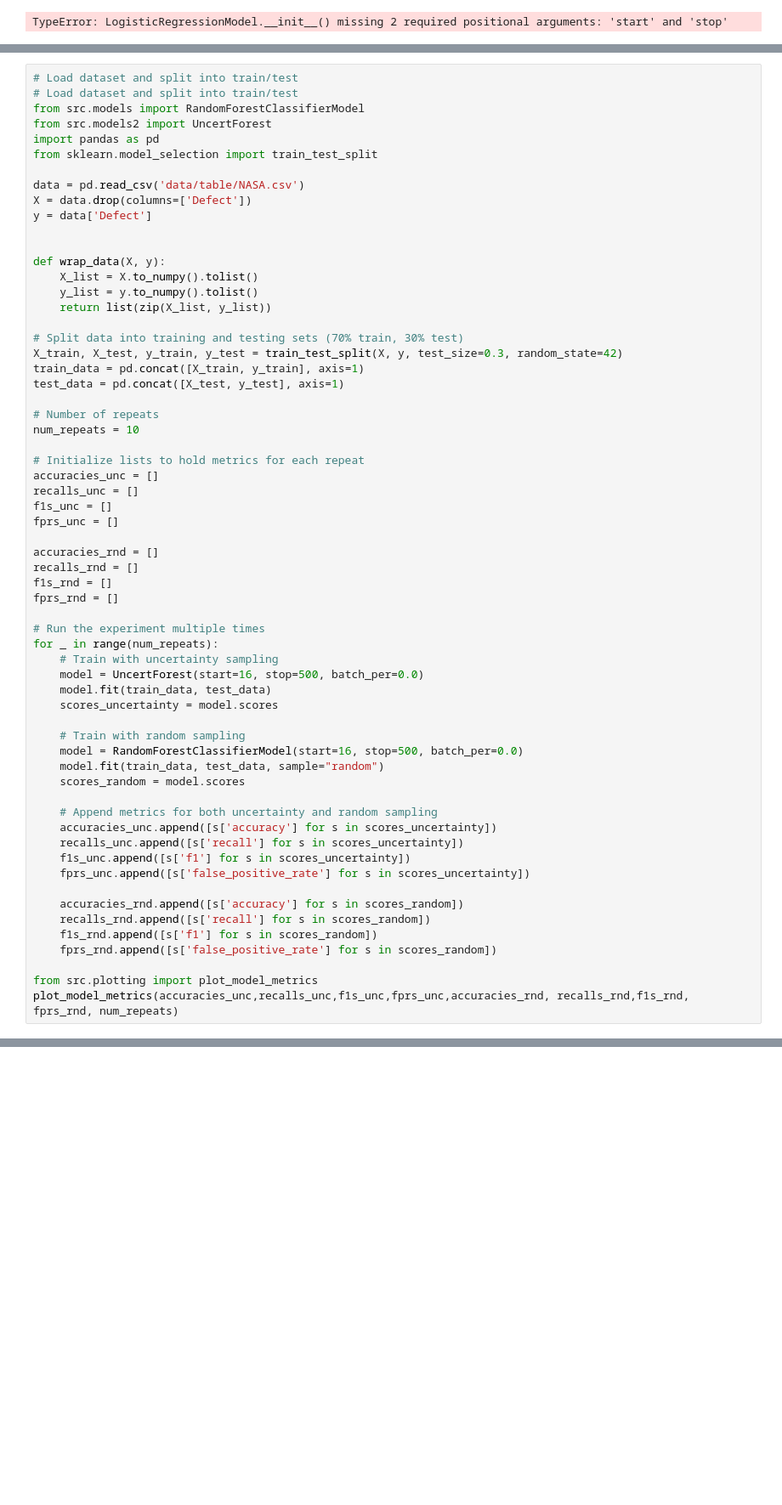
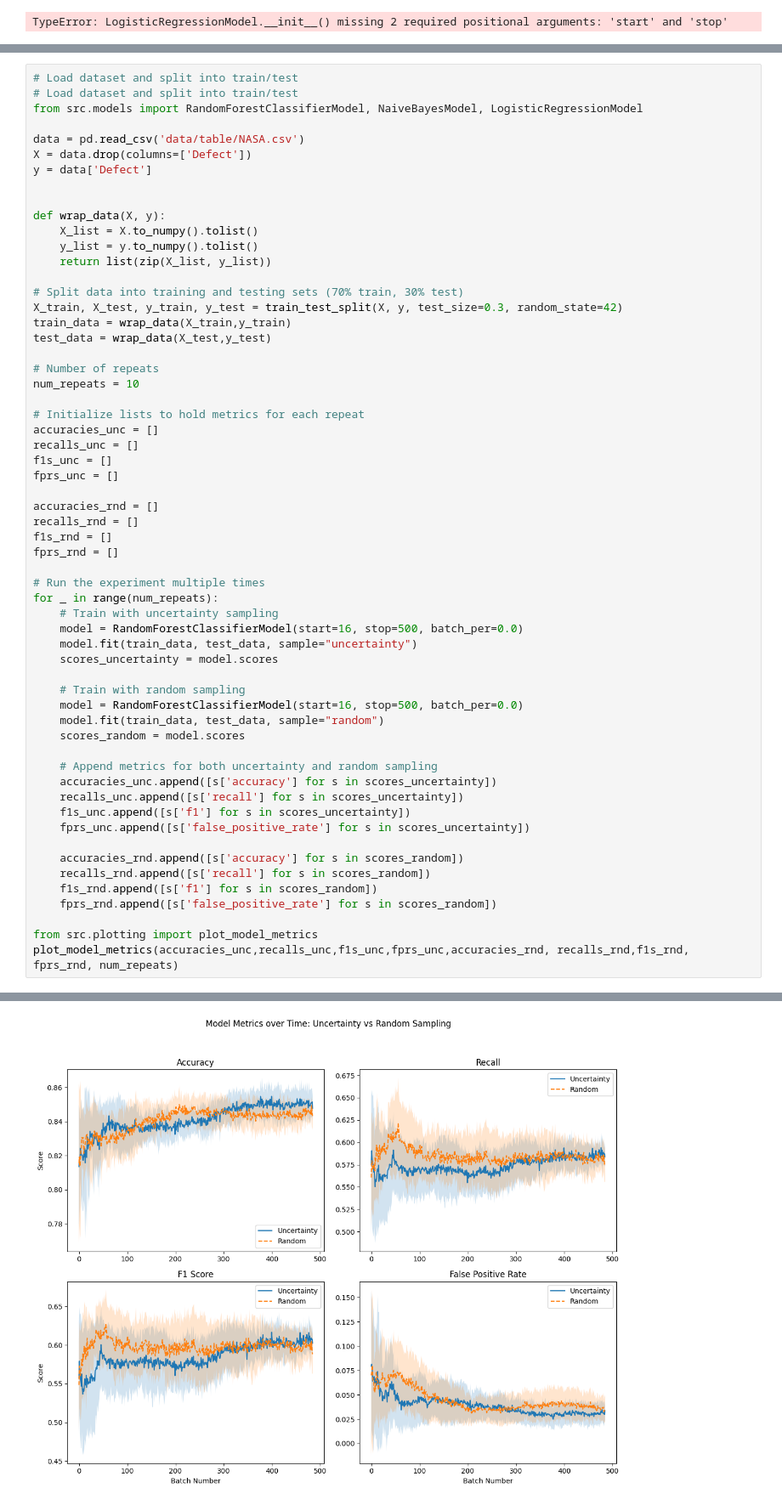
Before and after one commit to lohithsowmiyan/uncert, a Jupyter notebook: test.ipynb, the cells around one changed output, grey strips where cells are left out. Shown at 85% size. Drawn from its saved outputs; the diff is of its cells as text; blank space fills up the shorter version.

Commit message:
Revert "uncert forest"
This reverts commit 3139d4dd5ec666bd942154e43c187909fe38459b.

```diff
--- a/test.ipynb
+++ b/test.ipynb
@@ -402,10 +402,7 @@ plot_model_metrics(accuracies_unc,recalls_unc,f1s_unc,fprs_unc,accuracies_rnd, r
 # %%
 # Load dataset and split into train/test
 # Load dataset and split into train/test
-from src.models import RandomForestClassifierModel
-from src.models2 import UncertForest
-import pandas as pd
-from sklearn.model_selection import train_test_split
+from src.models import RandomForestClassifierModel, NaiveBayesModel, LogisticRegressionModel
 
 data = pd.read_csv('data/table/NASA.csv')
 X = data.drop(columns=['Defect'])
@@ -419,8 +416,8 @@ def wrap_data(X, y):
 
 # Split data into training and testing sets (70% train, 30% test)
 X_train, X_test, y_train, y_test = train_test_split(X, y, test_size=0.3, random_state=42)
-train_data = pd.concat([X_train, y_train], axis=1)
-test_data = pd.concat([X_test, y_test], axis=1)
+train_data = wrap_data(X_train,y_train)
+test_data = wrap_data(X_test,y_test)
 
 # Number of repeats
 num_repeats = 10
@@ -439,8 +436,8 @@ fprs_rnd = []
 # Run the experiment multiple times
 for _ in range(num_repeats):
     # Train with uncertainty sampling
-    model = UncertForest(start=16, stop=500, batch_per=0.0)
-    model.fit(train_data, test_data)
+    model = RandomForestClassifierModel(start=16, stop=500, batch_per=0.0)
+    model.fit(train_data, test_data, sample="uncertainty")
     scores_uncertainty = model.scores
 
     # Train with random sampling
@@ -466,3 +462,4 @@ KeyError: 1152
+[figure, added]
 # %%
 # Load dataset and split into train/test
 # Load dataset and split into train/test
```
Also changed, not shown: parts of 1 cell of this notebook, 1 other file.
